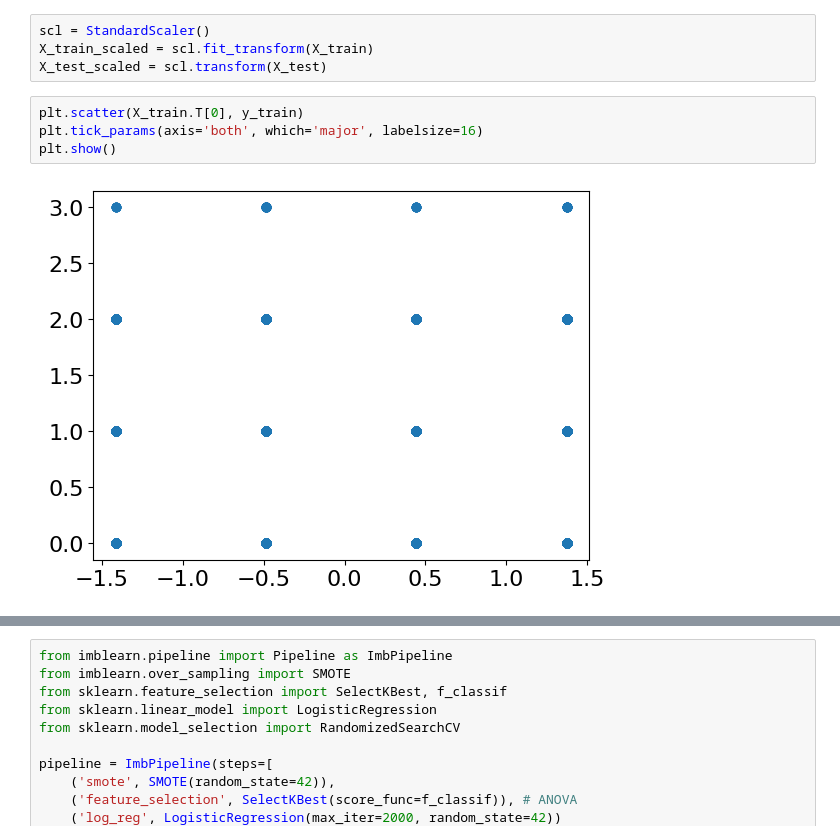
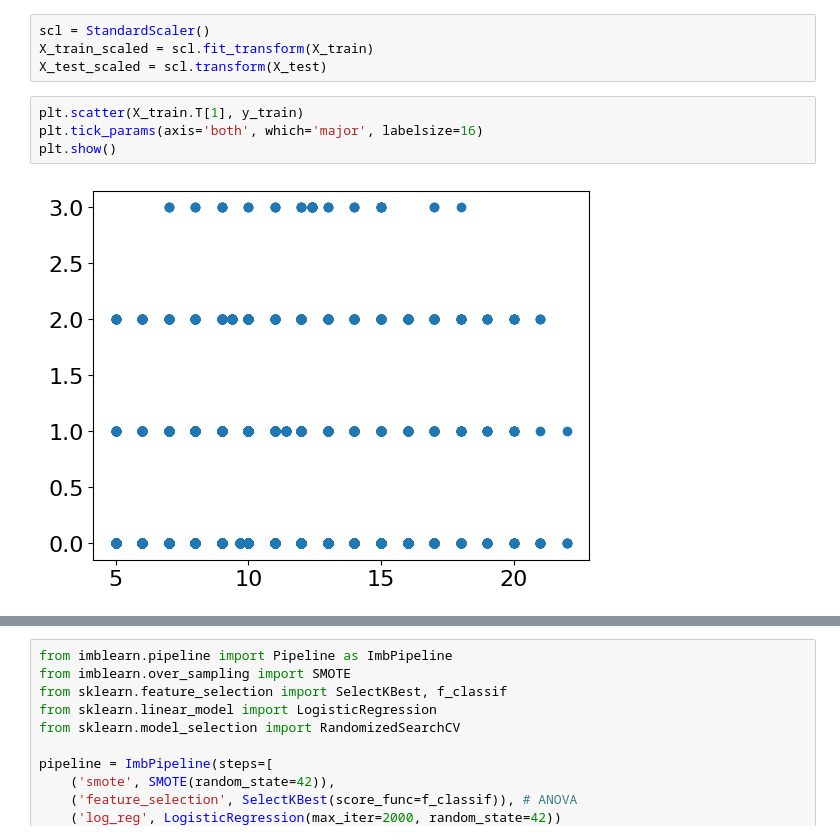
Before and after one commit to kilomo12/Data_Mining_project2, a Jupyter notebook: Logistic regression.ipynb, the cells around one changed output, grey strips where cells are left out. Saved outputs shown, nothing was run; the diff lists cells and outputs as text.

```diff
--- a/Logistic regression.ipynb
+++ b/Logistic regression.ipynb
@@ -99,10 +89,10 @@ scl = StandardScaler()
 X_train_scaled = scl.fit_transform(X_train)
 X_test_scaled = scl.transform(X_test)
 # %%
-plt.scatter(X_train.T[0], y_train)
+plt.scatter(X_train.T[1], y_train)
 plt.tick_params(axis='both', which='major', labelsize=16)
 plt.show()
 # %% [output]
-[figure, old version]
+[figure, new version]
 # %%
 from imblearn.pipeline import Pipeline as ImbPipeline
```
Also changed, not shown: parts of 20 cells of this notebook, 2 other files.
